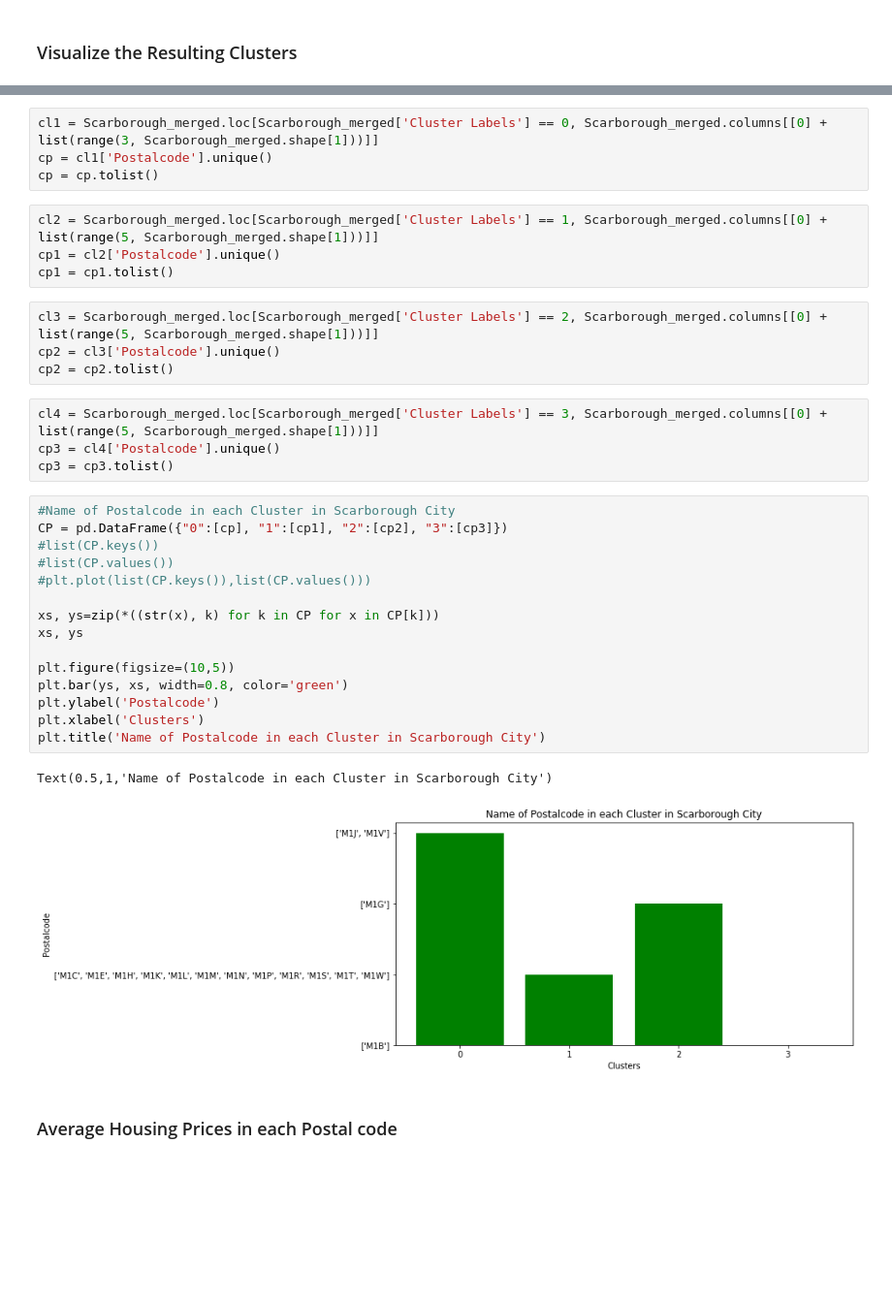
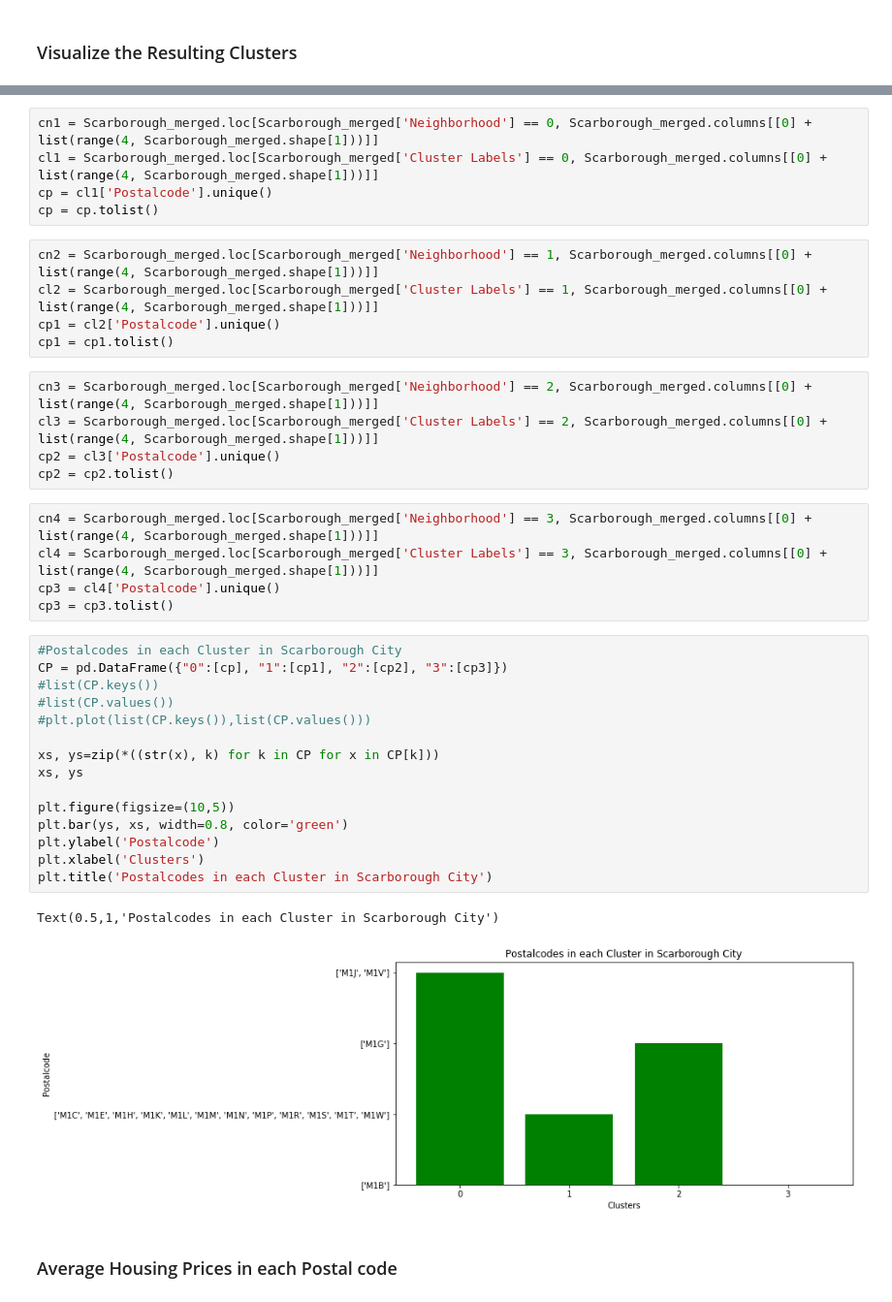
Before and after one commit to Nazaninr/Coursera_Capstone, a Jupyter notebook: Battle of Neighborhoods - Final Project.ipynb, the cells around one changed output, grey strips where cells are left out. Shown at 97% size. Drawn from its saved outputs; the diff is of its cells as text; blank space fills up the shorter version.

```diff
--- a/Battle of Neighborhoods - Final Project.ipynb
+++ b/Battle of Neighborhoods - Final Project.ipynb
@@ -522,39 +504,43 @@ map_clusters
 # %% [output]
 [interactive output not drawn]
 # %%
-cl1 = Scarborough_merged.loc[Scarborough_merged['Cluster Labels'] == 0, Scarborough_merged.columns[[0] + list(range(3, Scarborough_merged.shape[1]))]]
+cn1 = Scarborough_merged.loc[Scarborough_merged['Neighborhood'] == 0, Scarborough_merged.columns[[0] + list(range(4, Scarborough_merged.shape[1]))]]
+cl1 = Scarborough_merged.loc[Scarborough_merged['Cluster Labels'] == 0, Scarborough_merged.columns[[0] + list(range(4, Scarborough_merged.shape[1]))]]
 cp = cl1['Postalcode'].unique()
 cp = cp.tolist()
 # %%
-cl2 = Scarborough_merged.loc[Scarborough_merged['Cluster Labels'] == 1, Scarborough_merged.columns[[0] + list(range(5, Scarborough_merged.shape[1]))]]
+cn2 = Scarborough_merged.loc[Scarborough_merged['Neighborhood'] == 1, Scarborough_merged.columns[[0] + list(range(4, Scarborough_merged.shape[1]))]]
+cl2 = Scarborough_merged.loc[Scarborough_merged['Cluster Labels'] == 1, Scarborough_merged.columns[[0] + list(range(4, Scarborough_merged.shape[1]))]]
 cp1 = cl2['Postalcode'].unique()
 cp1 = cp1.tolist()
 # %%
-cl3 = Scarborough_merged.loc[Scarborough_merged['Cluster Labels'] == 2, Scarborough_merged.columns[[0] + list(range(5, Scarborough_merged.shape[1]))]]
+cn3 = Scarborough_merged.loc[Scarborough_merged['Neighborhood'] == 2, Scarborough_merged.columns[[0] + list(range(4, Scarborough_merged.shape[1]))]]
+cl3 = Scarborough_merged.loc[Scarborough_merged['Cluster Labels'] == 2, Scarborough_merged.columns[[0] + list(range(4, Scarborough_merged.shape[1]))]]
 cp2 = cl3['Postalcode'].unique()
 cp2 = cp2.tolist()
 # %%
-cl4 = Scarborough_merged.loc[Scarborough_merged['Cluster Labels'] == 3, Scarborough_merged.columns[[0] + list(range(5, Scarborough_merged.shape[1]))]]
+cn4 = Scarborough_merged.loc[Scarborough_merged['Neighborhood'] == 3, Scarborough_merged.columns[[0] + list(range(4, Scarborough_merged.shape[1]))]]
+cl4 = Scarborough_merged.loc[Scarborough_merged['Cluster Labels'] == 3, Scarborough_merged.columns[[0] + list(range(4, Scarborough_merged.shape[1]))]]
 cp3 = cl4['Postalcode'].unique()
 cp3 = cp3.tolist()
 # %%
-#Name of Postalcode in each Cluster in Scarborough City
+#Postalcodes in each Cluster in Scarborough City
 CP = pd.DataFrame({"0":[cp], "1":[cp1], "2":[cp2], "3":[cp3]})
 #list(CP.keys())
 #list(CP.values())
 #plt.plot(list(CP.keys()),list(CP.values()))
 
 xs, ys=zip(*((str(x), k) for k in CP for x in CP[k]))
 xs, ys
 
 plt.figure(figsize=(10,5))
 plt.bar(ys, xs, width=0.8, color='green')
 plt.ylabel('Postalcode')
 plt.xlabel('Clusters')
-plt.title('Name of Postalcode in each Cluster in Scarborough City')
+plt.title('Postalcodes in each Cluster in Scarborough City')
 # %% [output]
-Text(0.5,1,'Name of Postalcode in each Cluster in Scarborough City')
+Text(0.5,1,'Postalcodes in each Cluster in Scarborough City')
-[figure, old version]
+[figure, new version]
 # %% [markdown]
 ### Average Housing Prices in each Postal code
 # %% [markdown]
```
Also changed, not shown: parts of 11 cells of this notebook.
